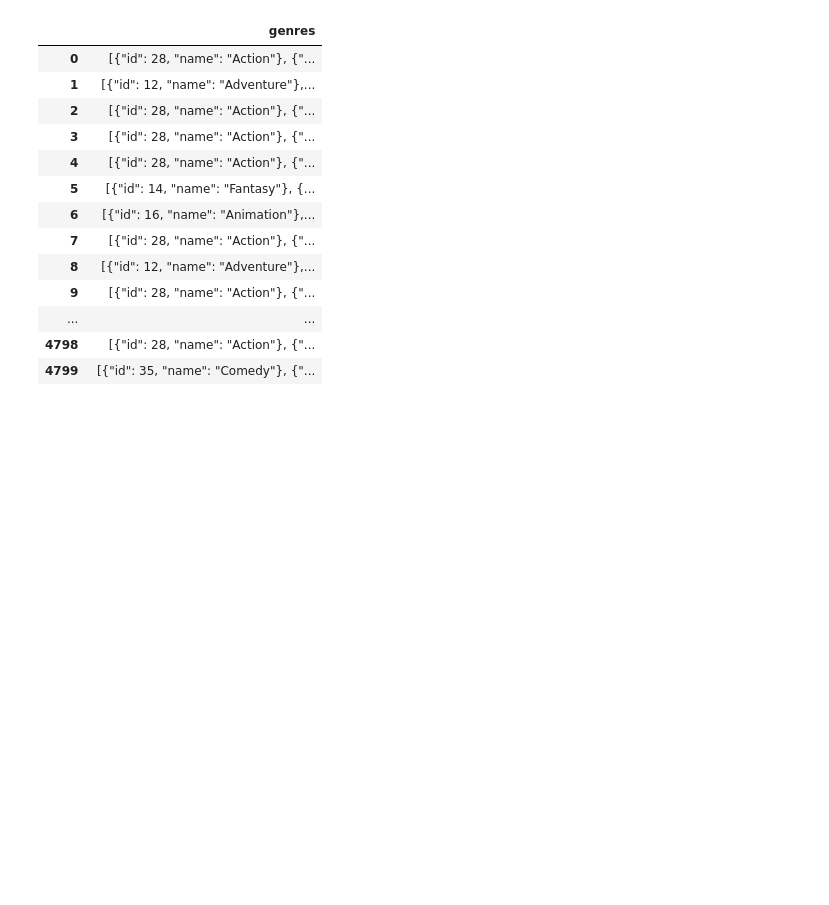
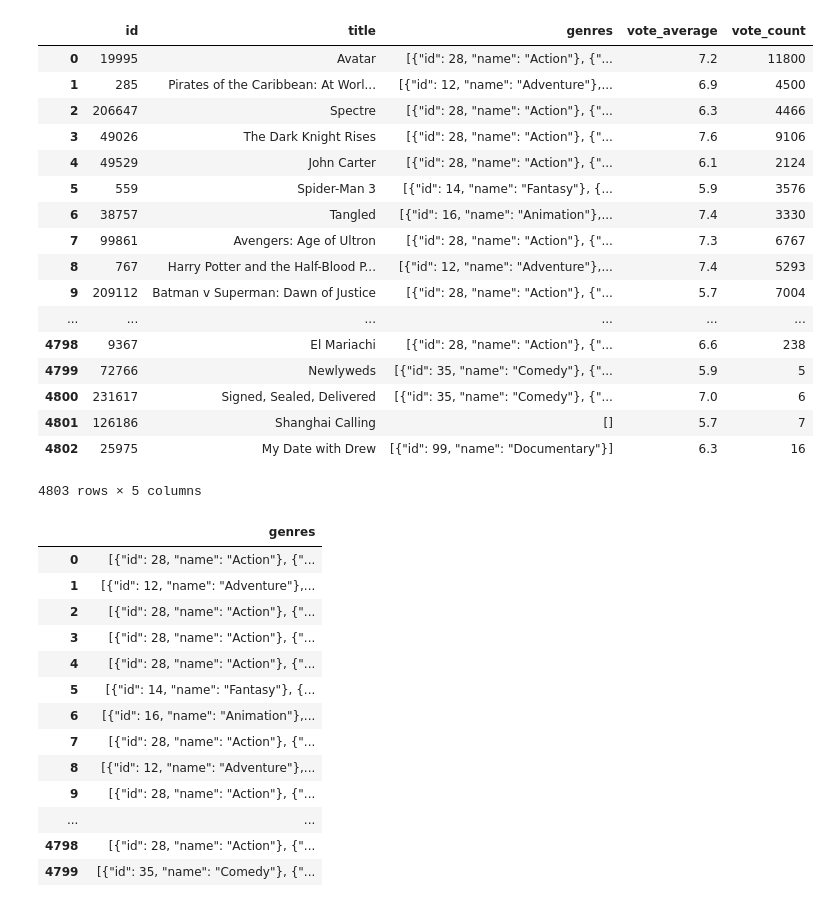
Before and after one commit to dlaqkqh1/jupyter, a Jupyter notebook: ai/영추시/영추시.ipynb, the cells around one changed output. Saved outputs shown, nothing was run; the diff lists cells and outputs as text; code cells hidden in the pictures; blank space fills up the shorter version.

```diff
--- a/ai/영추시/영추시.ipynb
+++ b/ai/영추시/영추시.ipynb
@@ -16,6 +16,26 @@ movies.head()
 | 4 | 260000000 | [{"id": 28, "name": "Action"}, {"... | http://movies.disney.com/john-carter | 49529 | [{"id": 818, "name": "based on no... | en | John Carter | John Carter is a war-weary, forme... | ... |
 # %%
 movies_df = movies[['id', 'title', 'genres', 'vote_average', 'vote_count']]
+movies_df
+# %% [output]
+|  | id | title | genres | vote_average | vote_count |
+| 0 | 19995 | Avatar | [{"id": 28, "name": "Action"}, {"... | 7.2 | 11800 |
+| 1 | 285 | Pirates of the Caribbean: At Worl... | [{"id": 12, "name": "Adventure"},... | 6.9 | 4500 |
+| 2 | 206647 | Spectre | [{"id": 28, "name": "Action"}, {"... | 6.3 | 4466 |
+| 3 | 49026 | The Dark Knight Rises | [{"id": 28, "name": "Action"}, {"... | 7.6 | 9106 |
+| 4 | 49529 | John Carter | [{"id": 28, "name": "Action"}, {"... | 6.1 | 2124 |
+| 5 | 559 | Spider-Man 3 | [{"id": 14, "name": "Fantasy"}, {... | 5.9 | 3576 |
+| 6 | 38757 | Tangled | [{"id": 16, "name": "Animation"},... | 7.4 | 3330 |
+| 7 | 99861 | Avengers: Age of Ultron | [{"id": 28, "name": "Action"}, {"... | 7.3 | 6767 |
+| 8 | 767 | Harry Potter and the Half-Blood P... | [{"id": 12, "name": "Adventure"},... | 7.4 | 5293 |
+| 9 | 209112 | Batman v Superman: Dawn of Justice | [{"id": 28, "name": "Action"}, {"... | 5.7 | 7004 |
+| ... | ... | ... | ... | ... | ... |
+| 4798 | 9367 | El Mariachi | [{"id": 28, "name": "Action"}, {"... | 6.6 | 238 |
+| 4799 | 72766 | Newlyweds | [{"id": 35, "name": "Comedy"}, {"... | 5.9 | 5 |
+| 4800 | 231617 | Signed, Sealed, Delivered | [{"id": 35, "name": "Comedy"}, {"... | 7.0 | 6 |
+| 4801 | 126186 | Shanghai Calling | [] | 5.7 | 7 |
+| 4802 | 25975 | My Date with Drew | [{"id": 99, "name": "Documentary"}] | 6.3 | 16 |
+4803 rows × 5 columns
 # %%
 movies_df[['genres']]
 # %% [output]
```
Also changed, not shown: parts of 3 cells of this notebook.
